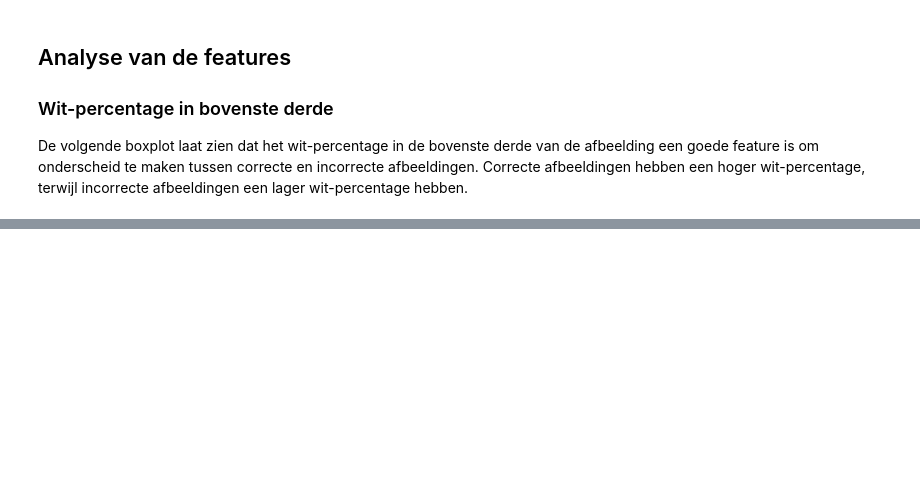
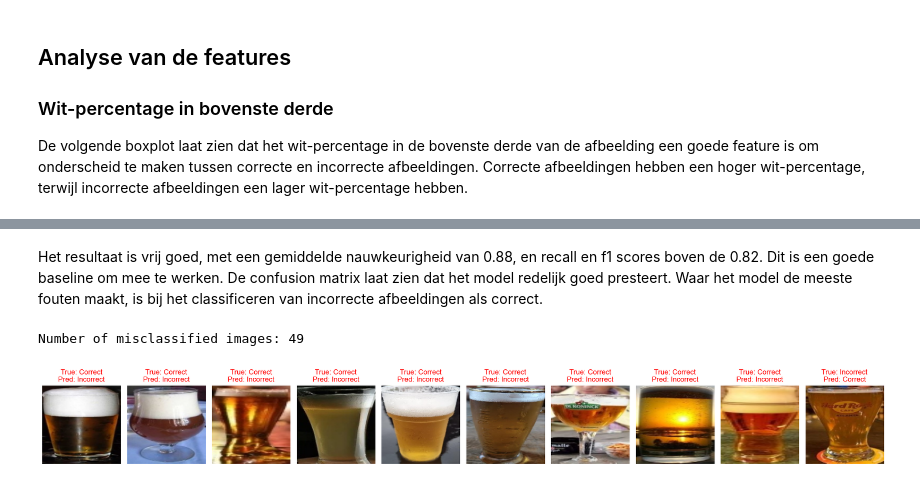
Before and after one commit to Liftpiloot/beer-classifier, a Jupyter notebook: Beer_classifier.ipynb, the cells around one changed output, grey strips where cells are left out. Saved outputs shown, nothing was run; the diff lists cells and outputs as text; code cells hidden in the pictures; blank space fills up the shorter version.

```diff
--- a/Beer_classifier.ipynb
+++ b/Beer_classifier.ipynb
@@ -484,0 +512,40 @@ Bij het ensemble model zien we precision scores van 0.8, 0.73 voor Incorrect en
+# %% [markdown]
+Het resultaat is vrij goed, met een gemiddelde nauwkeurigheid van 0.88, en recall en f1 scores boven de 0.82. Dit is een goede baseline om mee te werken. De confusion matrix laat zien dat het model redelijk goed presteert. Waar het model de meeste fouten maakt, is bij het classificeren van incorrecte afbeeldingen als correct.
+# %%
+# Find indices of misclassified images
+misclassified_indices = np.where(y_pred_cv != y)[0]
+print(f"Number of misclassified images: {len(misclassified_indices)}")
+
+# Function to display misclassified images
+def show_misclassified(images, true_labels, pred_labels, indices, num_examples=10):
+    # Limit the number of examples to display
+    num_to_show = min(num_examples, len(indices))
+    indices_to_show = indices[:num_to_show]
+
+    # Create a figure with subplots
+    plt.figure(figsize=(20, 4))
+    for i, idx in enumerate(indices_to_show):
+        plt.subplot(1, num_to_show, i + 1)
+
+        # Get the image and convert from BGR to RGB for display
+        img = images[idx].reshape(128, 128, 3)
+        img_rgb = cv2.cvtColor(img, cv2.COLOR_BGR2RGB)
+
+        # Display the image
+        plt.imshow(img_rgb)
+
+        # Set title with true and predicted labels
+        true_label = "Correct" if true_labels[idx] == 1 else "Incorrect"
+        pred_label = "Correct" if pred_labels[idx] == 1 else "Incorrect"
+        plt.title(f"True: {true_label}\nPred: {pred_label}", color='red')
+
+        plt.axis('off')
+
+    plt.tight_layout()
+    plt.show()
+
+# Display misclassified images
+show_misclassified(X, y, y_pred_cv, misclassified_indices)
+# %% [output]
+Number of misclassified images: 49
+[figure, added]
```
Also changed, not shown: parts of 24 cells of this notebook.
